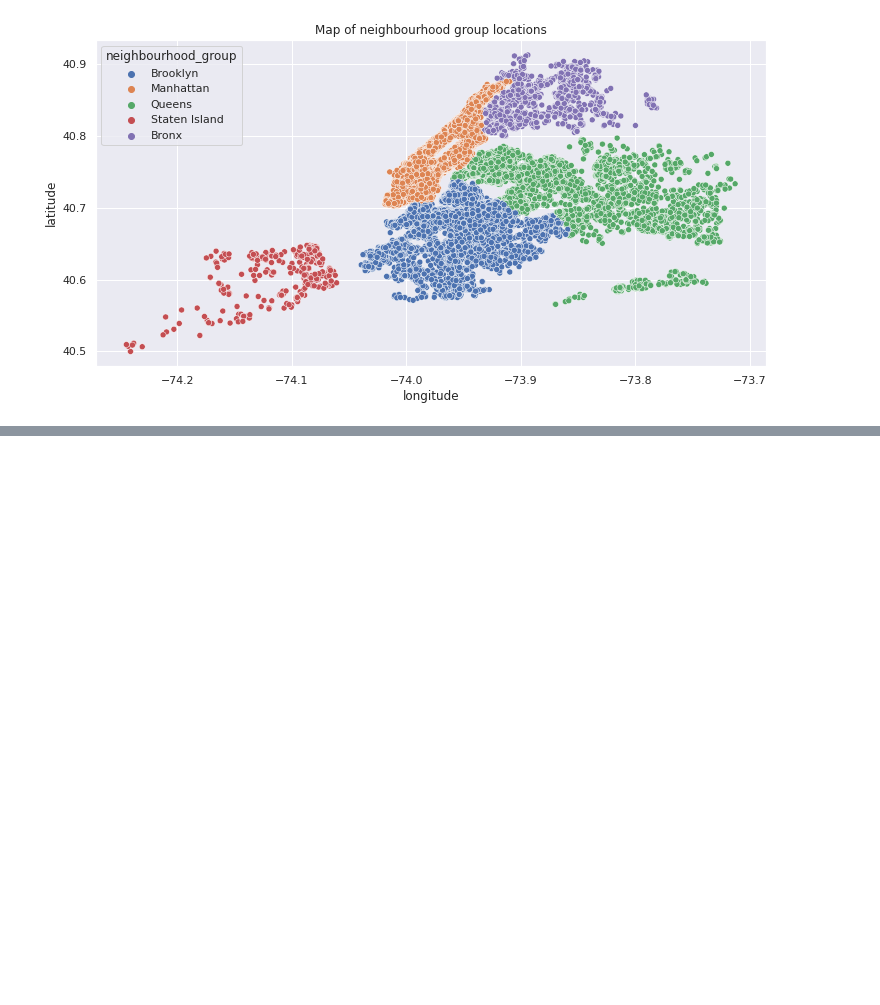
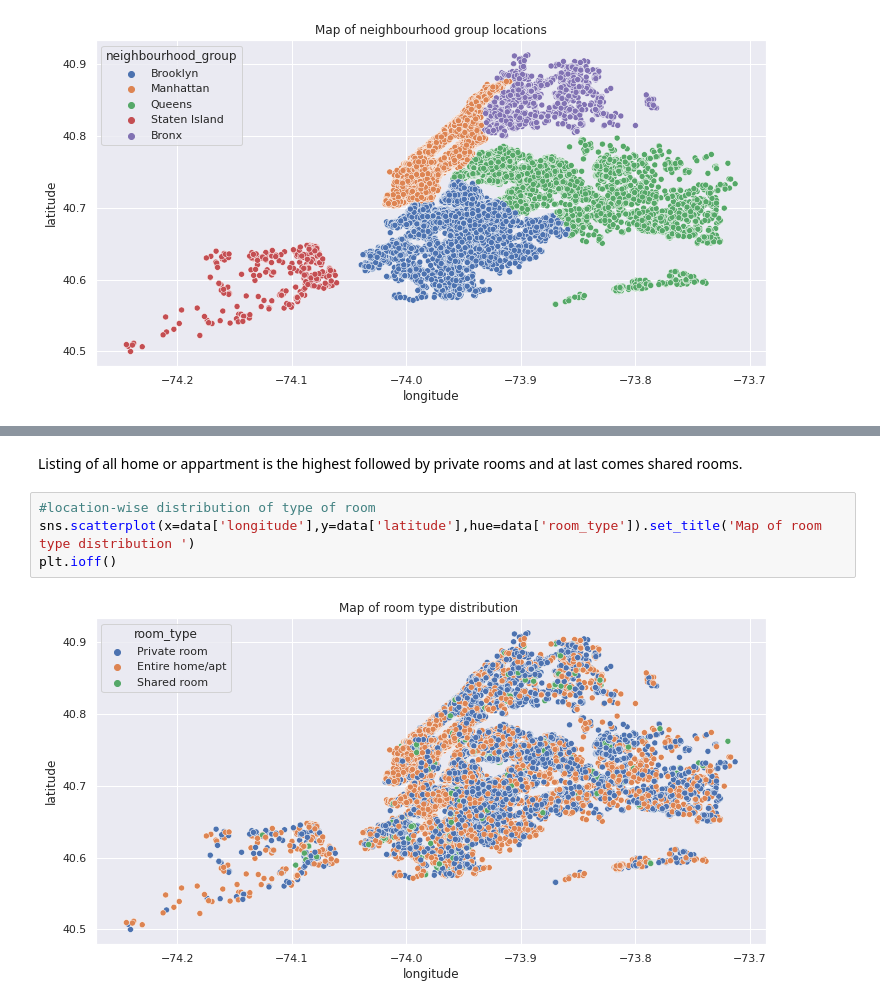
Before and after one commit to pushkarsri999/eda_project_on_airbnb_hotel_booking_analysis, a Jupyter notebook: My_project_on_Airbnb_Bookings_Analysis_Capstone_Project.ipynb, the cells around one changed output, grey strips where cells are left out. Saved outputs shown, nothing was run; the diff lists cells and outputs as text; blank space fills up the shorter version.

```diff
--- a/My_project_on_Airbnb_Bookings_Analysis_Capstone_Project.ipynb
+++ b/My_project_on_Airbnb_Bookings_Analysis_Capstone_Project.ipynb
@@ -117,0 +160,8 @@ plt.ioff()
+# %% [markdown]
+Listing of all home or appartment is the highest followed by private rooms and at last comes shared rooms.
+# %%
+#location-wise distribution of type of room
+sns.scatterplot(x=data['longitude'],y=data['latitude'],hue=data['room_type']).set_title('Map of room type distribution ')
+plt.ioff()
+# %% [output]
+[figure, added]
```
Also changed, not shown: parts of 42 cells of this notebook.
